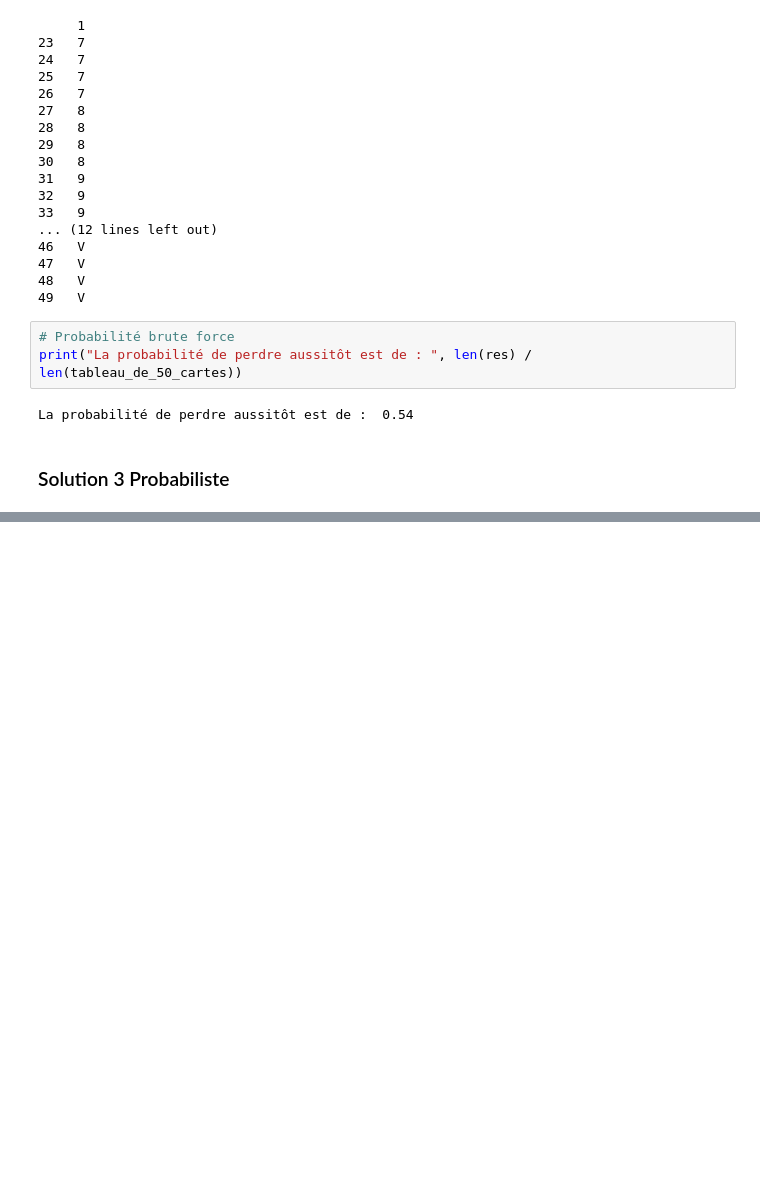
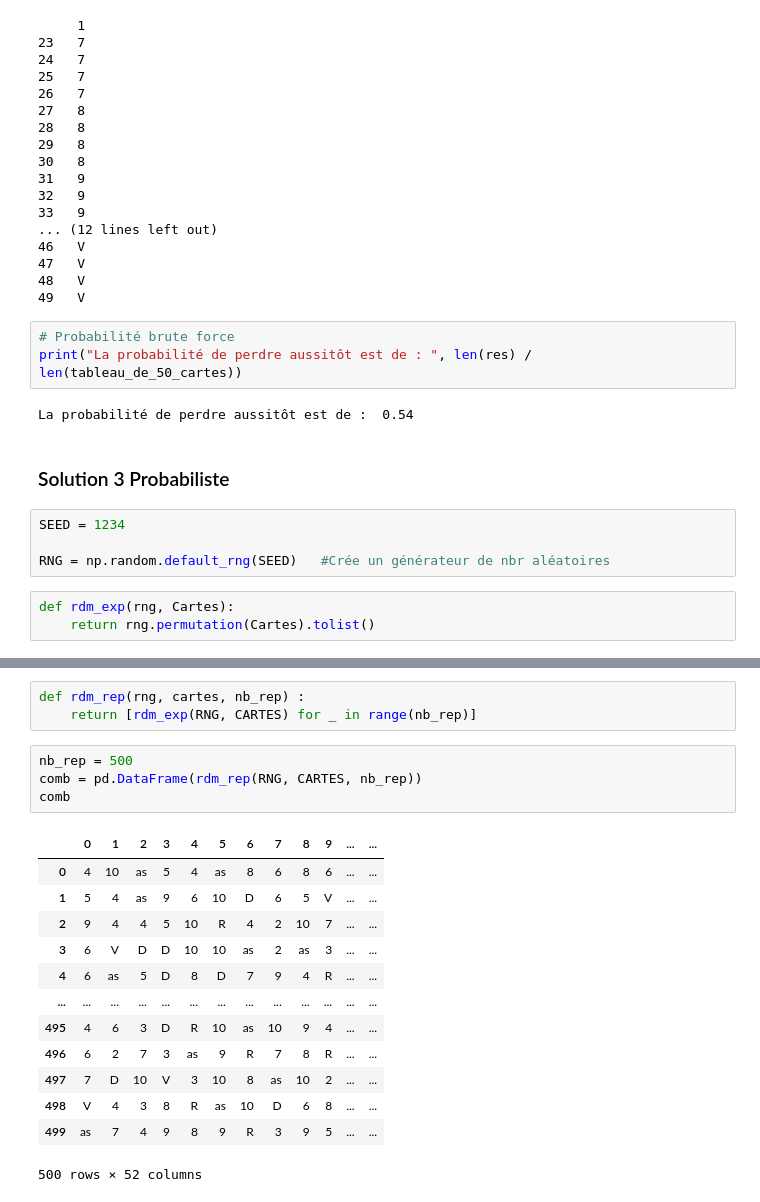
Before and after one commit to Tigason509/TP1proba, a Jupyter notebook: Tp1 exercice6.ipynb, the cells around one changed output, grey strips where cells are left out. Cells and saved outputs as stored; diff of their text form; blank space fills up the shorter version.

```diff
--- a/Tp1 exercice6.ipynb
+++ b/Tp1 exercice6.ipynb
@@ -200,3 +200,10 @@ print("La probabilité de perdre aussitôt est de : ", len(res) / len(tableau_de
 La probabilité de perdre aussitôt est de :  0.54
 # %% [markdown]
 ### Solution 3 Probabiliste
+# %%
+SEED = 1234
+
+RNG = np.random.default_rng(SEED)   #Crée un générateur de nbr aléatoires
+# %%
+def rdm_exp(rng, Cartes):
+    return rng.permutation(Cartes).tolist()
@@ -202,0 +230,21 @@ La probabilité de perdre aussitôt est de :  0.54
+# %%
+def rdm_rep(rng, cartes, nb_rep) :
+    return [rdm_exp(RNG, CARTES) for _ in range(nb_rep)]
+# %%
+nb_rep = 500
+comb = pd.DataFrame(rdm_rep(RNG, CARTES, nb_rep))
+comb
+# %% [output]
+|  | 0 | 1 | 2 | 3 | 4 | 5 | 6 | 7 | 8 | 9 | ... | ... |
+| 0 | 4 | 10 | as | 5 | 4 | as | 8 | 6 | 8 | 6 | ... | ... |
+| 1 | 5 | 4 | as | 9 | 6 | 10 | D | 6 | 5 | V | ... | ... |
+| 2 | 9 | 4 | 4 | 5 | 10 | R | 4 | 2 | 10 | 7 | ... | ... |
+| 3 | 6 | V | D | D | 10 | 10 | as | 2 | as | 3 | ... | ... |
+| 4 | 6 | as | 5 | D | 8 | D | 7 | 9 | 4 | R | ... | ... |
+| ... | ... | ... | ... | ... | ... | ... | ... | ... | ... | ... | ... | ... |
+| 495 | 4 | 6 | 3 | D | R | 10 | as | 10 | 9 | 4 | ... | ... |
+| 496 | 6 | 2 | 7 | 3 | as | 9 | R | 7 | 8 | R | ... | ... |
+| 497 | 7 | D | 10 | V | 3 | 10 | 8 | as | 10 | 2 | ... | ... |
+| 498 | V | 4 | 3 | 8 | R | as | 10 | D | 6 | 8 | ... | ... |
+| 499 | as | 7 | 4 | 9 | 8 | 9 | R | 3 | 9 | 5 | ... | ... |
+500 rows × 52 columns
```
Also changed, not shown: parts of 4 cells of this notebook, 1 other file.
